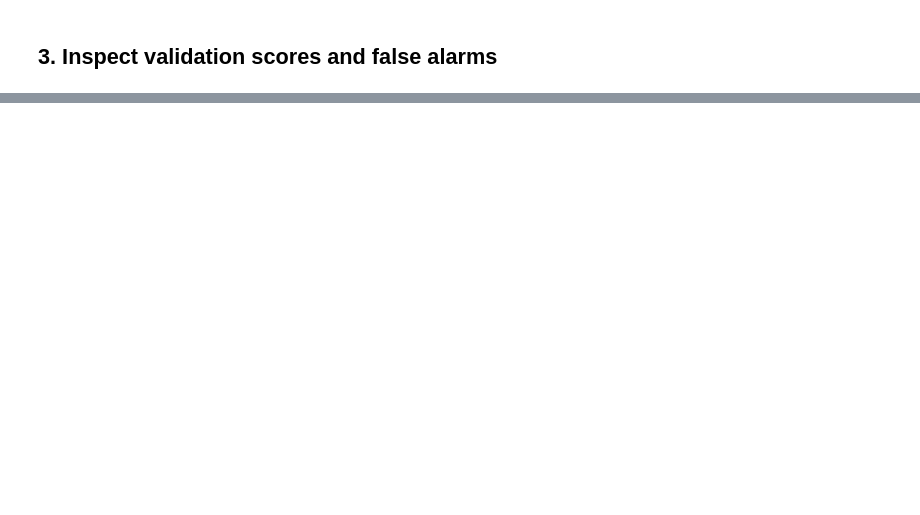
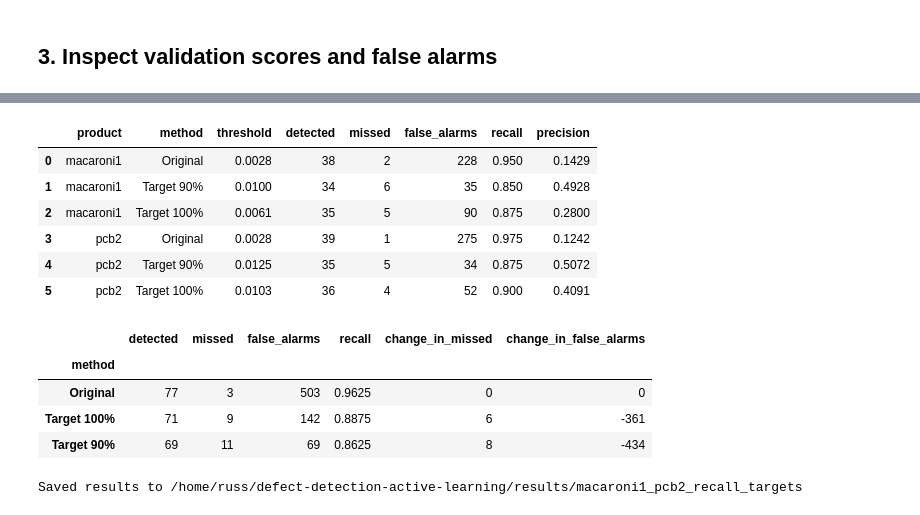
Before and after one commit to Brafied/defect-detection-active-learning, a Jupyter notebook: visa_resnet50_macaroni1_pcb2.ipynb, the cells around one changed output, grey strips where cells are left out. Cells and saved outputs as stored; diff of their text form; code cells hidden in the pictures; blank space fills up the shorter version.

```diff
--- a/visa_resnet50_macaroni1_pcb2.ipynb
+++ b/visa_resnet50_macaroni1_pcb2.ipynb
@@ -137,22 +162,38 @@ Apply the chosen thresholds once. Compare both approaches on exactly the same im
 # %%
 test_scores = predict(testing)
 result_rows = []
 for product in PRODUCTS:
     group = test_scores[test_scores["object"] == product]
-    for method, cutoff in [("Original", original_threshold), ("Product threshold", thresholds[product])]:
+    for method, cutoff in thresholds[product].items():
         result_rows.append({"product": product, "method": method, **summarize(group, cutoff)})
 results = pd.DataFrame(result_rows)
 display(results.round(4))
 
-for product in PRODUCTS:
-    group = results[results["product"] == product].set_index("method")
-    change = group.loc["Product threshold", ["false_alarms", "missed"]] - group.loc["Original", ["false_alarms", "missed"]]
-    print(product, "Change in false alarms:", int(change["false_alarms"]),
-          "Change in missed defects:", int(change["missed"]))
+# Combine the counts to compare the total inspection workload.
+totals = results.groupby("method")[["detected", "missed", "false_alarms"]].sum()
+totals["recall"] = totals["detected"] / (totals["detected"] + totals["missed"])
+totals["change_in_missed"] = totals["missed"] - totals.loc["Original", "missed"]
+totals["change_in_false_alarms"] = totals["false_alarms"] - totals.loc["Original", "false_alarms"]
+display(totals.round(4))
 
 OUTPUT_DIR.mkdir(parents=True, exist_ok=True)
 validation_scores.to_csv(OUTPUT_DIR / "validation_scores.csv", index=False)
 validation_comparison.to_csv(OUTPUT_DIR / "validation_thresholds.csv", index=False)
 test_scores.to_csv(OUTPUT_DIR / "test_scores.csv", index=False)
 results.to_csv(OUTPUT_DIR / "test_comparison.csv", index=False)
+totals.to_csv(OUTPUT_DIR / "combined_comparison.csv")
 print("Saved results to", OUTPUT_DIR.resolve())
+# %% [output]
+|  | product | method | threshold | detected | missed | false_alarms | recall | precision |
+| 0 | macaroni1 | Original | 0.0028 | 38 | 2 | 228 | 0.950 | 0.1429 |
+| 1 | macaroni1 | Target 90% | 0.0100 | 34 | 6 | 35 | 0.850 | 0.4928 |
+| 2 | macaroni1 | Target 100% | 0.0061 | 35 | 5 | 90 | 0.875 | 0.2800 |
+| 3 | pcb2 | Original | 0.0028 | 39 | 1 | 275 | 0.975 | 0.1242 |
+| 4 | pcb2 | Target 90% | 0.0125 | 35 | 5 | 34 | 0.875 | 0.5072 |
+| 5 | pcb2 | Target 100% | 0.0103 | 36 | 4 | 52 | 0.900 | 0.4091 |
+|  | detected | missed | false_alarms | recall | change_in_missed | change_in_false_alarms |
+| method |  |  |  |  |  |  |
+| Original | 77 | 3 | 503 | 0.9625 | 0 | 0 |
+| Target 100% | 71 | 9 | 142 | 0.8875 | 6 | -361 |
+| Target 90% | 69 | 11 | 69 | 0.8625 | 8 | -434 |
+Saved results to /home/russ/defect-detection-active-learning/results/macaroni1_pcb2_recall_targets
```
Also changed, not shown: parts of 6 cells of this notebook, 9 other files.
